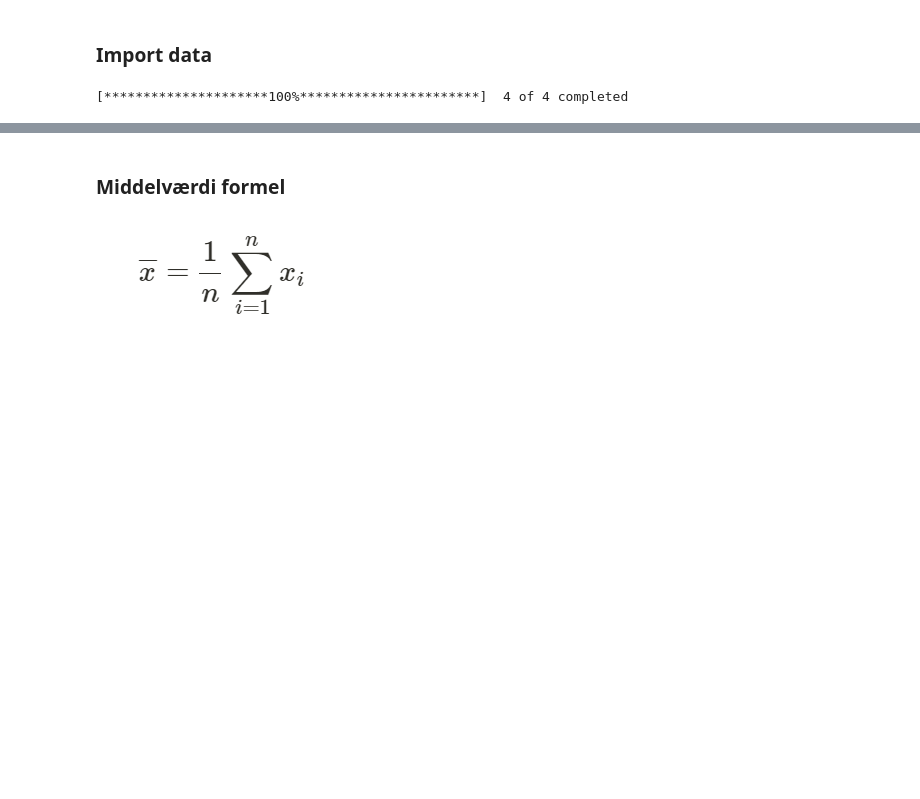
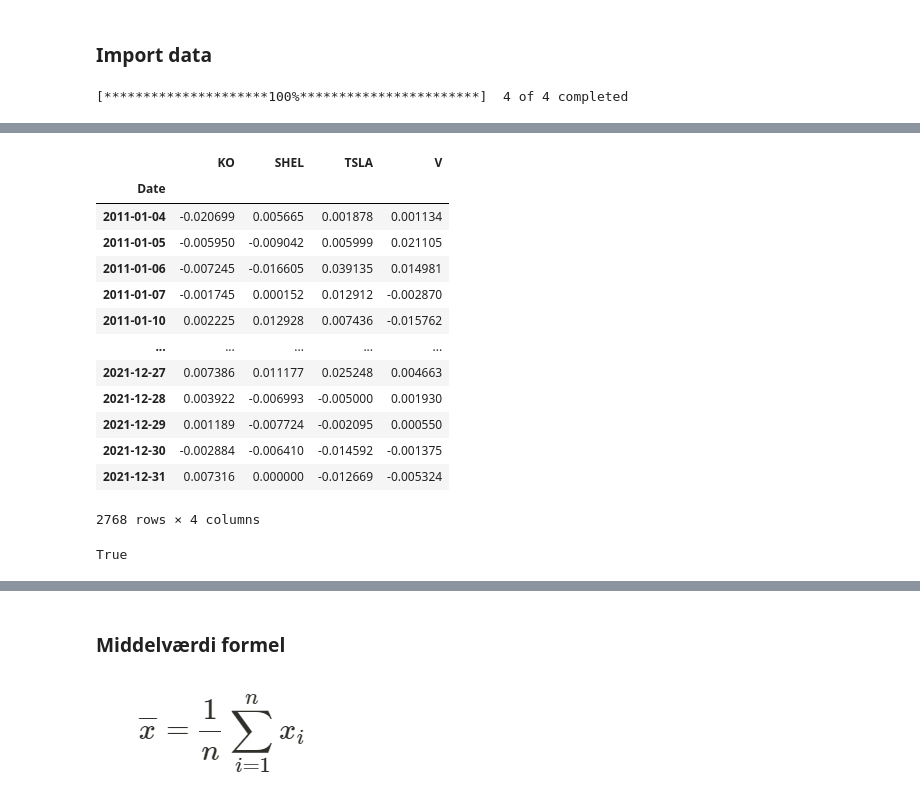
Before and after one commit to FerdinandBjerreWahl/BA, a Jupyter notebook: Covarians and mean_test.ipynb, the cells around one changed output, grey strips where cells are left out. Drawn from its saved outputs; the diff is of its cells as text; code cells hidden in the pictures; blank space fills up the shorter version.

```diff
--- a/Covarians and mean_test.ipynb
+++ b/Covarians and mean_test.ipynb
@@ -15,0 +101,24 @@ indexes = yf.download("TSLA KO V SHEL", start="2011-02-01", end="2022-02-01")
+# %%
+returns_pct = returns.pct_change()
+returns_pct = returns_pct[1:]
+returns_pct_np = returns_pct.to_numpy()
+returns_pct
+# %% [output]
+|  | KO | SHEL | TSLA | V |
+| Date |  |  |  |  |
+| 2011-01-04 | -0.020699 | 0.005665 | 0.001878 | 0.001134 |
+| 2011-01-05 | -0.005950 | -0.009042 | 0.005999 | 0.021105 |
+| 2011-01-06 | -0.007245 | -0.016605 | 0.039135 | 0.014981 |
+| 2011-01-07 | -0.001745 | 0.000152 | 0.012912 | -0.002870 |
+| 2011-01-10 | 0.002225 | 0.012928 | 0.007436 | -0.015762 |
+| ... | ... | ... | ... | ... |
+| 2021-12-27 | 0.007386 | 0.011177 | 0.025248 | 0.004663 |
+| 2021-12-28 | 0.003922 | -0.006993 | -0.005000 | 0.001930 |
+| 2021-12-29 | 0.001189 | -0.007724 | -0.002095 | 0.000550 |
+| 2021-12-30 | -0.002884 | -0.006410 | -0.014592 | -0.001375 |
+| 2021-12-31 | 0.007316 | 0.000000 | -0.012669 | -0.005324 |
+2768 rows × 4 columns
+# %%
+np.allclose(calc_percent(returns_np),returns_pct_np)
+# %% [output]
+True
```
Also changed, not shown: parts of 13 cells of this notebook, 1 other file.
